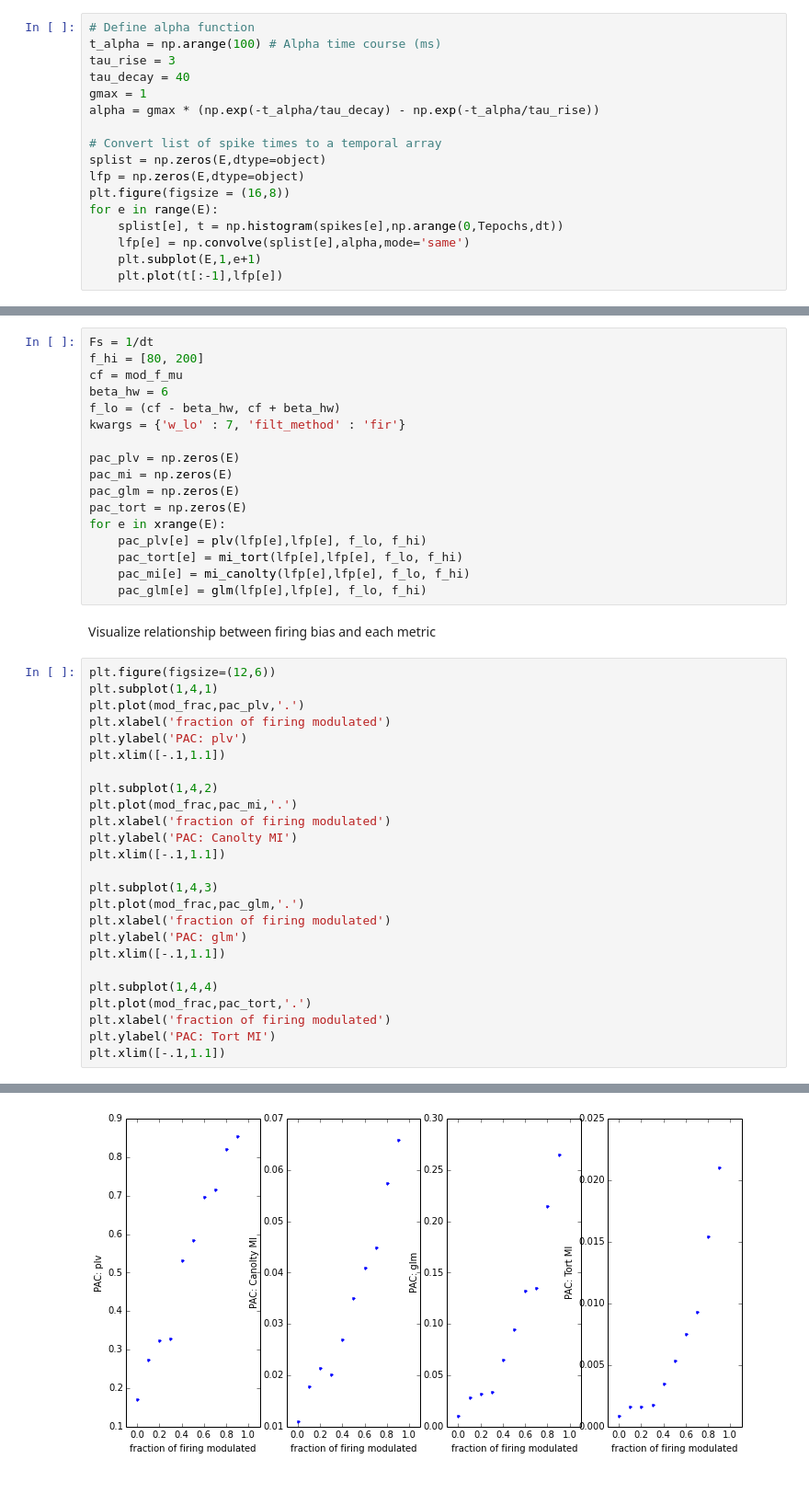
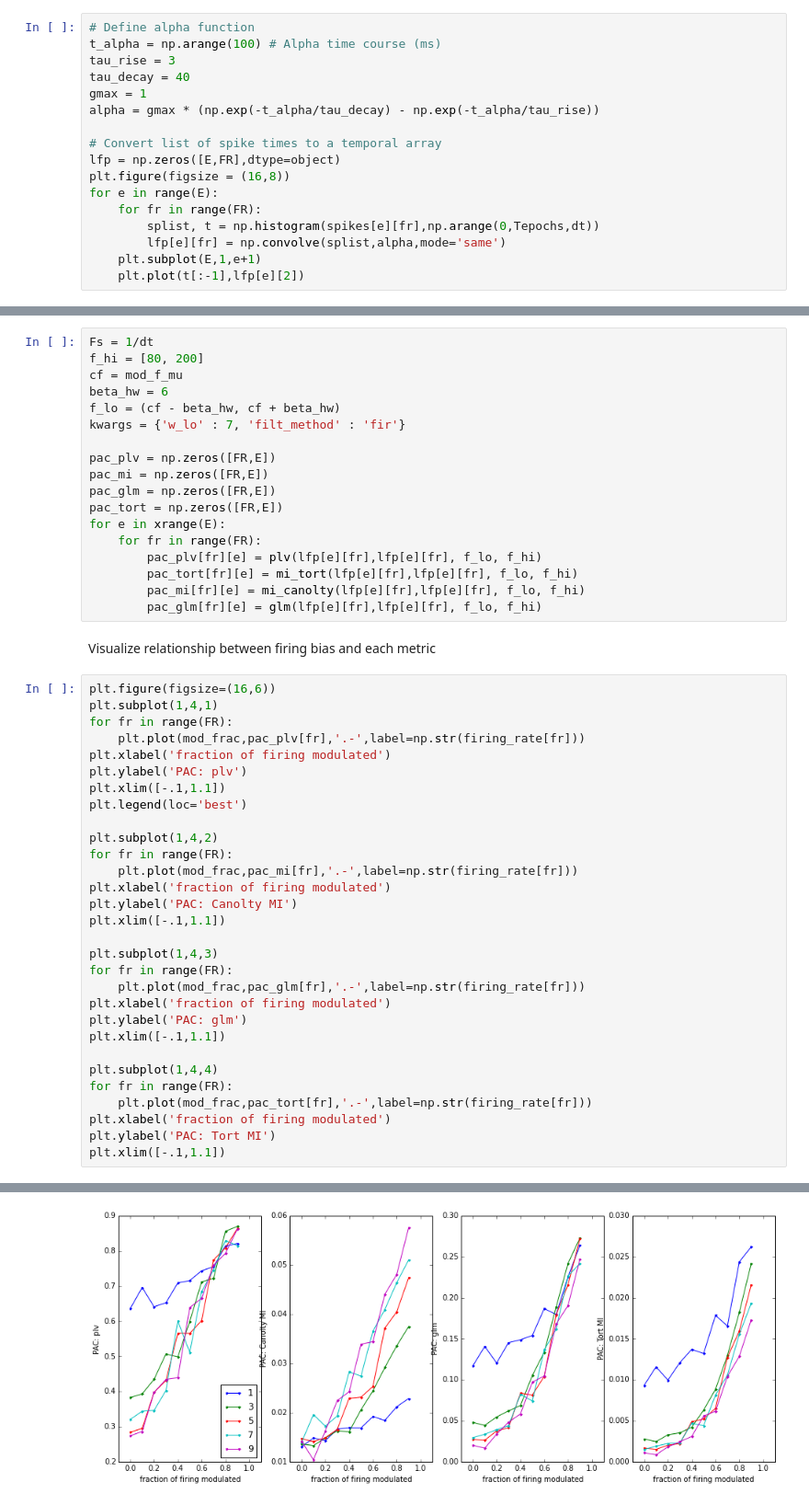
Before and after one commit to voytekresearch/pacpy, a Jupyter notebook: examples/PAC simulation.ipynb, the cells around one changed output, grey strips where cells are left out. Shown: that part at 92% size. Drawn from its saved outputs; the diff is of its cells as text.

Commit message:
update pac simulation with many firing rates

```diff
--- a/examples/PAC simulation.ipynb
+++ b/examples/PAC simulation.ipynb
@@ -72,12 +84,12 @@ gmax = 1
 alpha = gmax * (np.exp(-t_alpha/tau_decay) - np.exp(-t_alpha/tau_rise))
 
 # Convert list of spike times to a temporal array
-splist = np.zeros(E,dtype=object)
-lfp = np.zeros(E,dtype=object)
+lfp = np.zeros([E,FR],dtype=object)
 plt.figure(figsize = (16,8))
 for e in range(E):
-    splist[e], t = np.histogram(spikes[e],np.arange(0,Tepochs,dt))
-    lfp[e] = np.convolve(splist[e],alpha,mode='same')
+    for fr in range(FR):
+        splist, t = np.histogram(spikes[e][fr],np.arange(0,Tepochs,dt))
+        lfp[e][fr] = np.convolve(splist,alpha,mode='same')
     plt.subplot(E,1,e+1)
-    plt.plot(t[:-1],lfp[e])
+    plt.plot(t[:-1],lfp[e][2])
 # %% [output]
@@ -92,42 +104,48 @@ beta_hw = 6
 f_lo = (cf - beta_hw, cf + beta_hw)
 kwargs = {'w_lo' : 7, 'filt_method' : 'fir'}
 
-pac_plv = np.zeros(E)
-pac_mi = np.zeros(E)
-pac_glm = np.zeros(E)
-pac_tort = np.zeros(E)
+pac_plv = np.zeros([FR,E])
+pac_mi = np.zeros([FR,E])
+pac_glm = np.zeros([FR,E])
+pac_tort = np.zeros([FR,E])
 for e in xrange(E):
-    pac_plv[e] = plv(lfp[e],lfp[e], f_lo, f_hi)
-    pac_tort[e] = mi_tort(lfp[e],lfp[e], f_lo, f_hi)
-    pac_mi[e] = mi_canolty(lfp[e],lfp[e], f_lo, f_hi)
-    pac_glm[e] = glm(lfp[e],lfp[e], f_lo, f_hi)
+    for fr in range(FR):
+        pac_plv[fr][e] = plv(lfp[e][fr],lfp[e][fr], f_lo, f_hi)
+        pac_tort[fr][e] = mi_tort(lfp[e][fr],lfp[e][fr], f_lo, f_hi)
+        pac_mi[fr][e] = mi_canolty(lfp[e][fr],lfp[e][fr], f_lo, f_hi)
+        pac_glm[fr][e] = glm(lfp[e][fr],lfp[e][fr], f_lo, f_hi)
 # %% [markdown]
 Visualize relationship between firing bias and each metric
 # %%
-plt.figure(figsize=(12,6))
+plt.figure(figsize=(16,6))
 plt.subplot(1,4,1)
-plt.plot(mod_frac,pac_plv,'.')
+for fr in range(FR):
+    plt.plot(mod_frac,pac_plv[fr],'.-',label=np.str(firing_rate[fr]))
 plt.xlabel('fraction of firing modulated')
 plt.ylabel('PAC: plv')
 plt.xlim([-.1,1.1])
+plt.legend(loc='best')
 
 plt.subplot(1,4,2)
-plt.plot(mod_frac,pac_mi,'.')
+for fr in range(FR):
+    plt.plot(mod_frac,pac_mi[fr],'.-',label=np.str(firing_rate[fr]))
 plt.xlabel('fraction of firing modulated')
 plt.ylabel('PAC: Canolty MI')
 plt.xlim([-.1,1.1])
 
 plt.subplot(1,4,3)
-plt.plot(mod_frac,pac_glm,'.')
+for fr in range(FR):
+    plt.plot(mod_frac,pac_glm[fr],'.-',label=np.str(firing_rate[fr]))
 plt.xlabel('fraction of firing modulated')
 plt.ylabel('PAC: glm')
 plt.xlim([-.1,1.1])
 
 plt.subplot(1,4,4)
-plt.plot(mod_frac,pac_tort,'.')
+for fr in range(FR):
+    plt.plot(mod_frac,pac_tort[fr],'.-',label=np.str(firing_rate[fr]))
 plt.xlabel('fraction of firing modulated')
 plt.ylabel('PAC: Tort MI')
 plt.xlim([-.1,1.1])
 # %% [output]
 (-0.1, 1.1)
-[figure, old version]
+[figure, new version]
```
Also changed, not shown: parts of 4 cells of this notebook, 1 other file.
